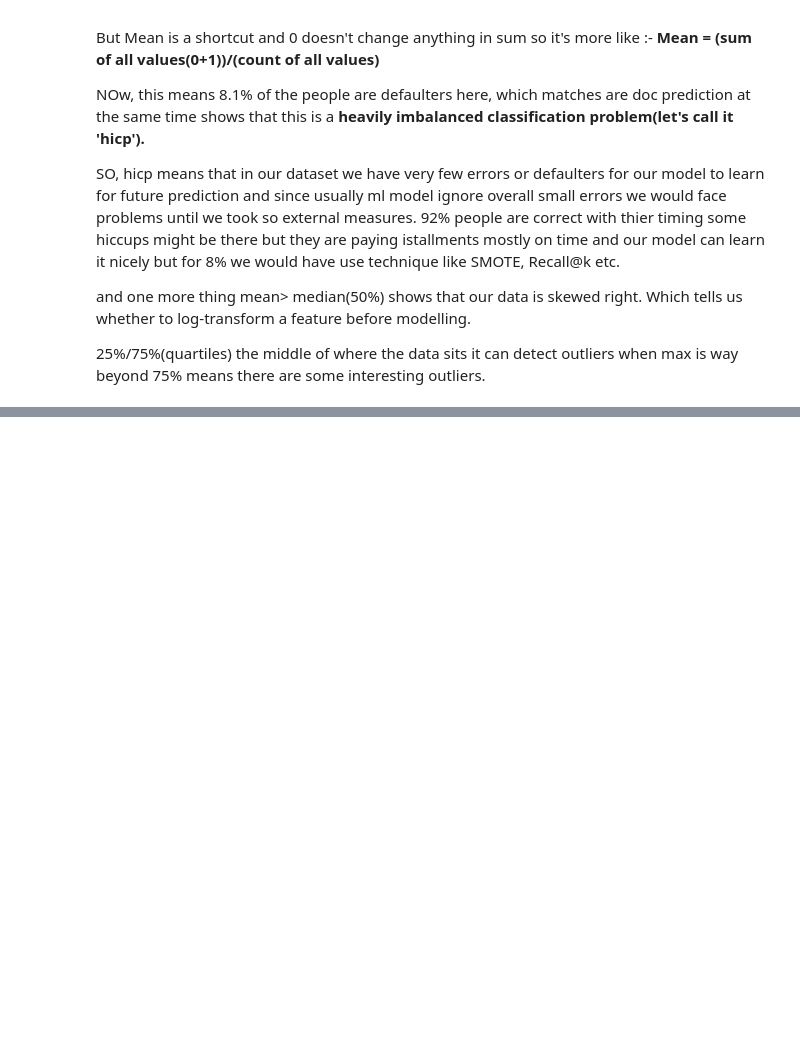
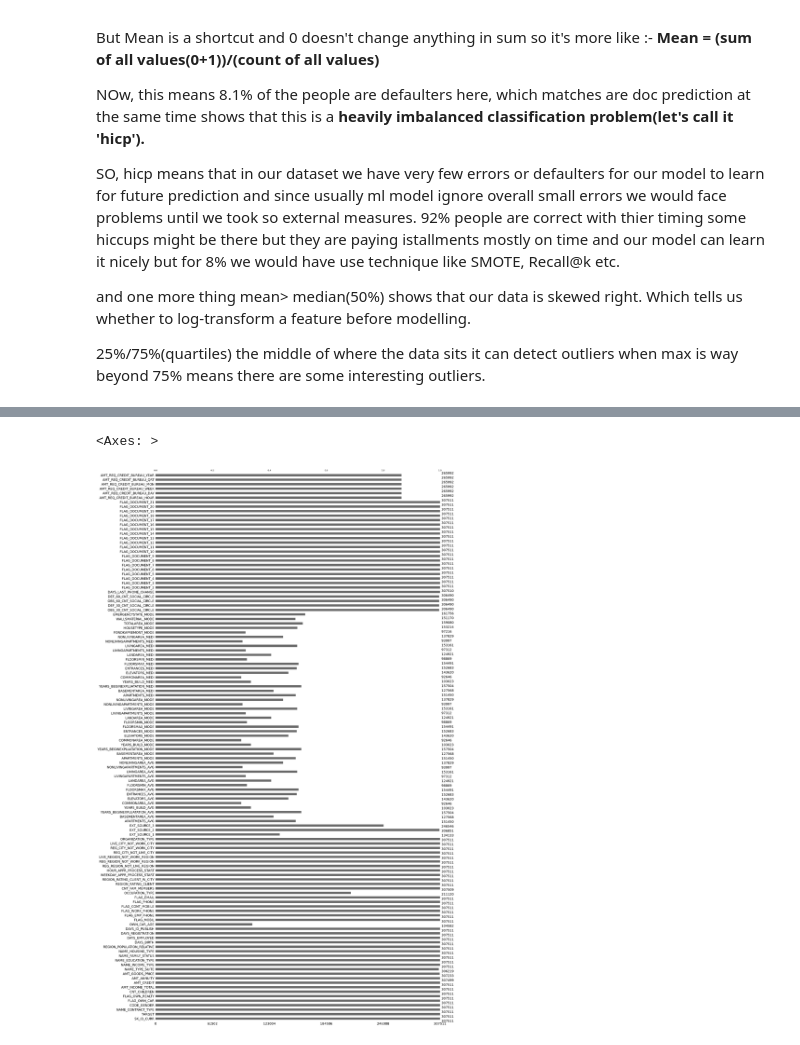
Before and after one commit to Swarnim-Singh-byte/LoanLens, a Jupyter notebook: notebooks/eda_notebook1.ipynb, the cells around one changed output, grey strips where cells are left out. Cells and saved outputs as stored; diff of their text form; code cells hidden in the pictures; blank space fills up the shorter version.

```diff
--- a/notebooks/eda_notebook1.ipynb
+++ b/notebooks/eda_notebook1.ipynb
@@ -132,0 +181,5 @@ and one more thing mean> median(50%) shows that our data is skewed right. Which
+# %%
+msno.bar(df)
+# %% [output]
+<Axes: >
+[figure, added]
```
Also changed, not shown: parts of 20 cells of this notebook.
